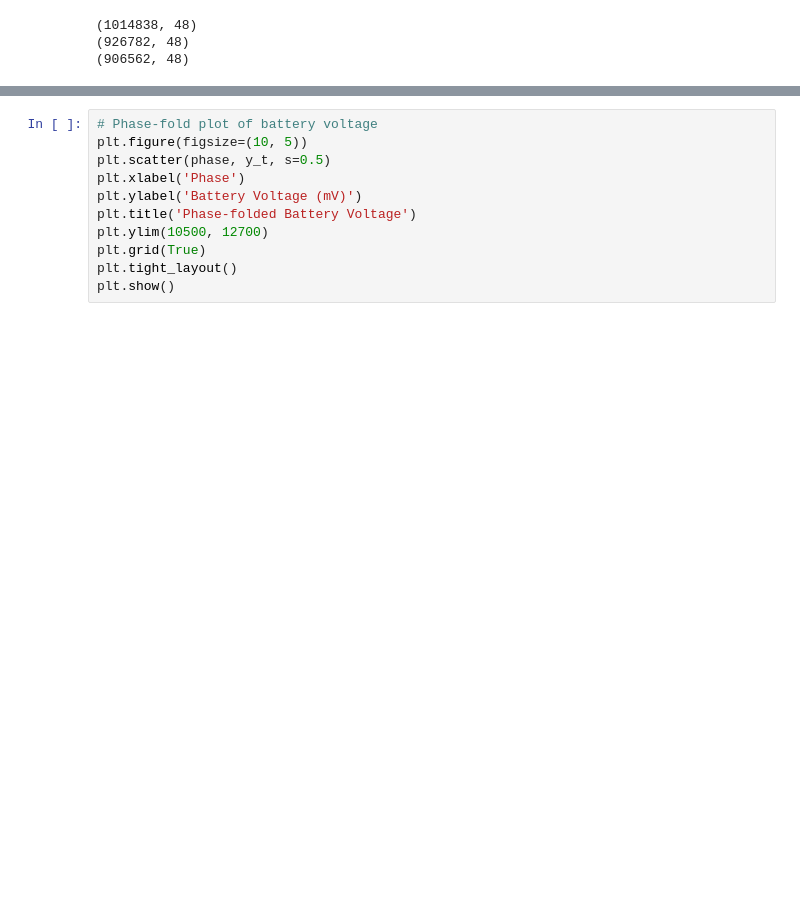
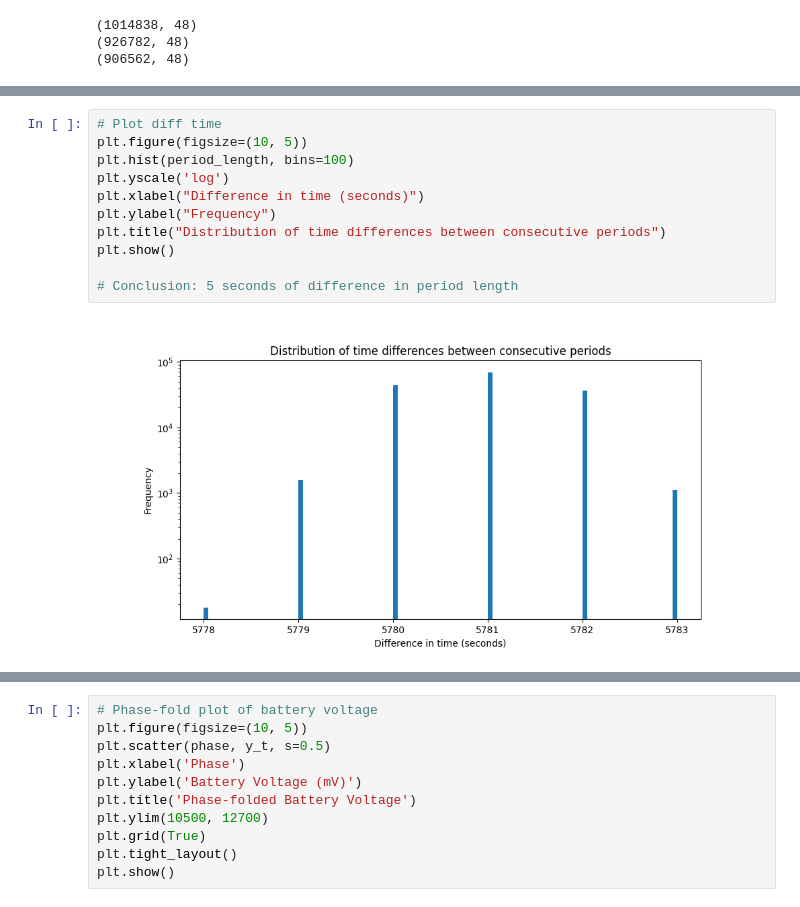
Before and after one commit to FilipeJInacio/pfkde-anomaly-detection, a Jupyter notebook: process_raw_dataset.ipynb, the cells around one changed output, grey strips where cells are left out. Saved outputs shown, nothing was run; the diff lists cells and outputs as text; blank space fills up the shorter version.

```diff
--- a/process_raw_dataset.ipynb
+++ b/process_raw_dataset.ipynb
@@ -148,3 +152,16 @@ eclipse_points_x = eclipse_points_x[(eclipse_points_x >= start_time2) & (eclipse
+# %%
+# Plot diff time
+plt.figure(figsize=(10, 5))
+plt.hist(period_length, bins=100)
+plt.yscale('log')
+plt.xlabel("Difference in time (seconds)")
+plt.ylabel("Frequency")
+plt.title("Distribution of time differences between consecutive periods")
+plt.show()
+
+# Conclusion: 5 seconds of difference in period length
+# %% [output]
+[figure, added]
 # %%
 # Time series plot of battery voltage with eclipse/non-eclipse periods highlighted
 fig, ax1 = plt.subplots(figsize=(15, 5))
```
Also changed, not shown: parts of 9 cells of this notebook, 2 other files.
